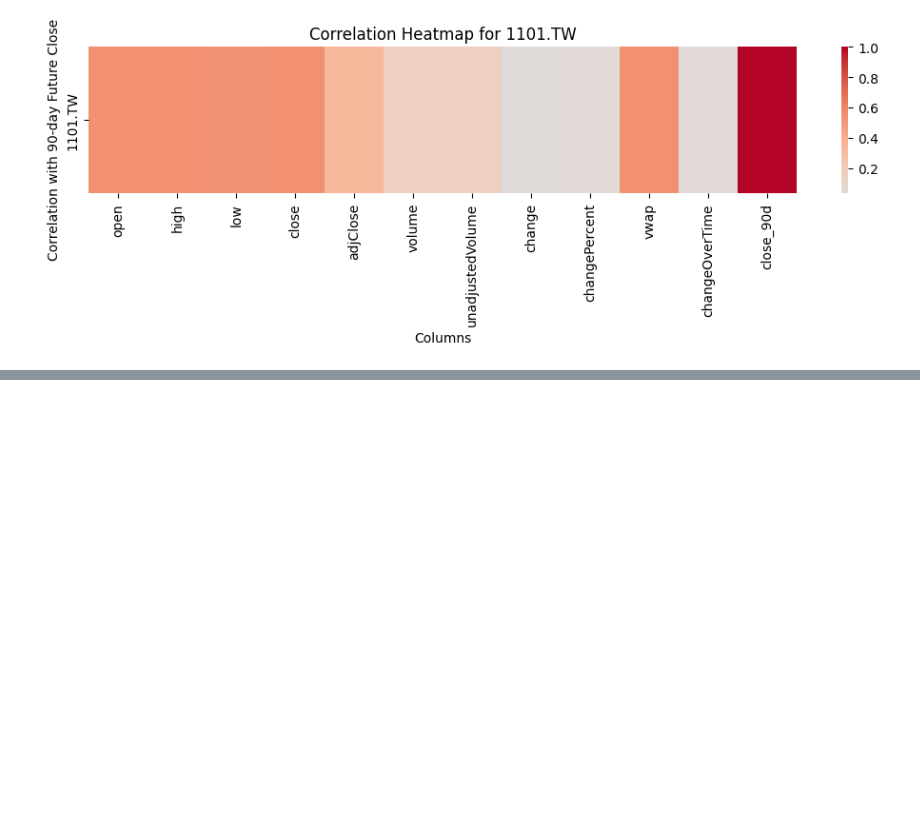
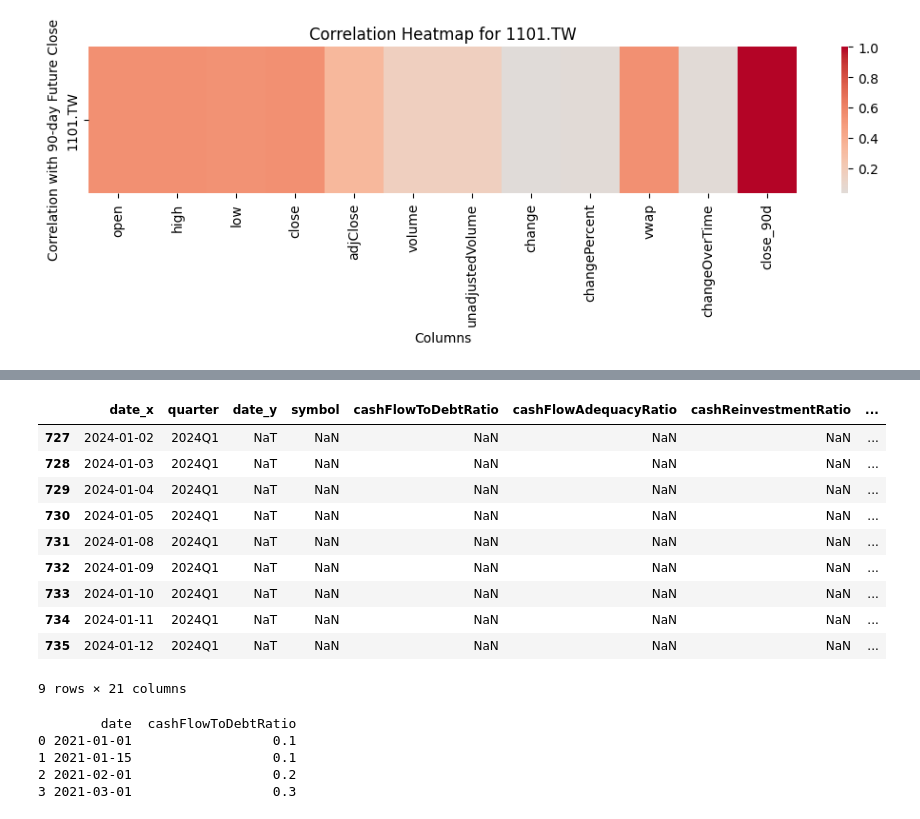
Before and after one commit to yeha98555/taiwan-stock-prediction, a Jupyter notebook: notebooks/EDA.ipynb, the cells around one changed output, grey strips where cells are left out. Drawn from its saved outputs; the diff is of its cells as text; code cells hidden in the pictures; blank space fills up the shorter version.

```diff
--- a/notebooks/EDA.ipynb
+++ b/notebooks/EDA.ipynb
@@ -112,7 +112,7 @@ stockprice_df = stockprice_df.sort_values(['symbol', 'date'])
 stockprice_df['close_90d'] = stockprice_df.groupby('symbol')['close'].shift(-90)
 
 # 移除close_90d是NaN的行
-stockprice_df = stockprice_df[stockprice_df['close_90d'].notna()]
+stockprice_df_with_90d = stockprice_df[stockprice_df['close_90d'].notna()]
 
 # 定義計算相關性的函數
 def calculate_correlation(group):
@@ -121,7 +121,7 @@ def calculate_correlation(group):
     return correlation_matrix['close_90d']
 
 # 對每個股票分組計算相關性
-correlation_by_symbol = stockprice_df.groupby('symbol').apply(calculate_correlation)
+correlation_by_symbol = stockprice_df_with_90d.groupby('symbol').apply(calculate_correlation)
 print(correlation_by_symbol)
 # %% [output]
 close_90d      open      high       low     close  adjClose    volume  \
@@ -166,0 +264,5 @@ Name: 1101.TW, dtype: float64
+# %%
+date_df = stockprice_df[["date"]]
+date_df['date'] = pd.to_datetime(date_df['date'])
+date_df['quarter'] = date_df['date'].dt.to_period('Q')
+date_df
@@ -166,0 +336,49 @@ Name: 1101.TW, dtype: float64
+# %%
+df = pd.merge(date_df, financial_df, on='quarter', how='left')
+# %% [output]
+|  | date_x | quarter | date_y | symbol | cashFlowToDebtRatio | cashFlowAdequacyRatio | cashReinvestmentRatio | ... |
+| 727 | 2024-01-02 | 2024Q1 | NaT | NaN | NaN | NaN | NaN | ... |
+| 728 | 2024-01-03 | 2024Q1 | NaT | NaN | NaN | NaN | NaN | ... |
+| 729 | 2024-01-04 | 2024Q1 | NaT | NaN | NaN | NaN | NaN | ... |
+| 730 | 2024-01-05 | 2024Q1 | NaT | NaN | NaN | NaN | NaN | ... |
+| 731 | 2024-01-08 | 2024Q1 | NaT | NaN | NaN | NaN | NaN | ... |
+| 732 | 2024-01-09 | 2024Q1 | NaT | NaN | NaN | NaN | NaN | ... |
+| 733 | 2024-01-10 | 2024Q1 | NaT | NaN | NaN | NaN | NaN | ... |
+| 734 | 2024-01-11 | 2024Q1 | NaT | NaN | NaN | NaN | NaN | ... |
+| 735 | 2024-01-12 | 2024Q1 | NaT | NaN | NaN | NaN | NaN | ... |
+9 rows × 21 columns
+# %%
+import pandas as pd
+
+# 假設我們有以下兩個數據框
+date_df = pd.DataFrame({
+    'date': ['2021-01-01', '2021-01-15', '2021-02-01', '2021-03-01'],
+})
+financial_df = pd.DataFrame({
+    'date': ['2021-01-31', '2021-02-28', '2021-03-31'],
+    'cashFlowToDebtRatio': [0.1, 0.2, 0.3]
+})
+
+# 創建 'date_ym' 列
+date_df['date'] = pd.to_datetime(date_df['date'])
+date_df['date_ym'] = date_df['date'].dt.strftime('%Y-%m')
+
+financial_df['date'] = pd.to_datetime(financial_df['date'])
+financial_df['date_ym'] = financial_df['date'].dt.strftime('%Y-%m')
+
+# 合併數據框
+df = pd.merge(date_df, financial_df, on='date_ym', how='left')
+
+# 刪除不需要的列
+df.drop(columns=['date_ym', 'date_y'], inplace=True)
+
+# 重命名列
+df.rename(columns={'date_x': 'date'}, inplace=True)
+
+print(df)
+# %% [output]
+        date  cashFlowToDebtRatio
+0 2021-01-01                  0.1
+1 2021-01-15                  0.1
+2 2021-02-01                  0.2
+3 2021-03-01                  0.3
```
Also changed, not shown: parts of 14 cells of this notebook.
